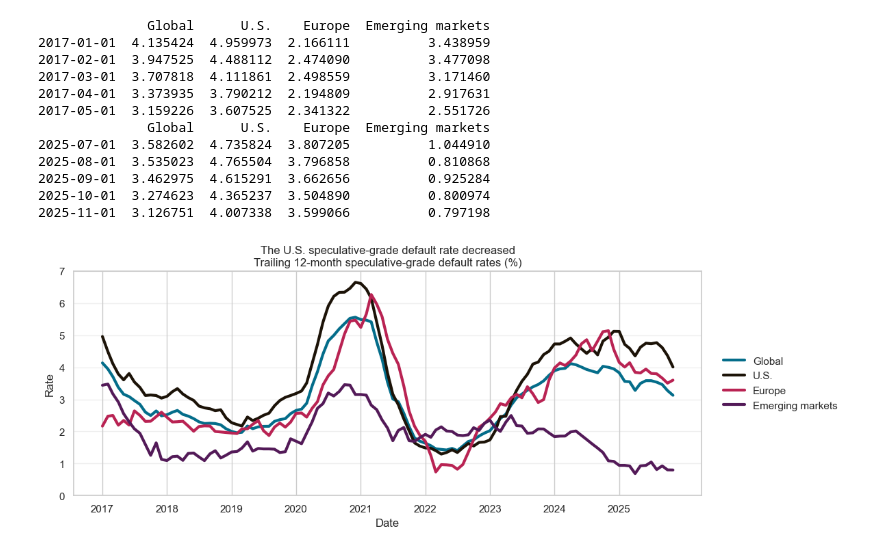
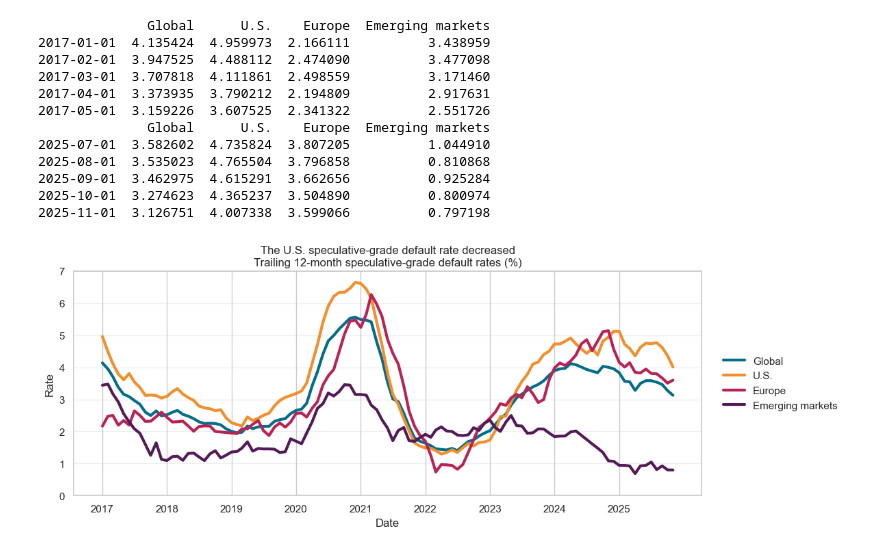
Before and after one commit to MarkThackham/MarkThackham.github.io, a Jupyter notebook: Portfolio/machine-learning/digitise-graph/digitise-graph.ipynb, the cells around one changed output. Saved outputs shown, nothing was run; the diff lists cells and outputs as text; code cells hidden in the pictures.

```diff
--- a/Portfolio/machine-learning/digitise-graph/digitise-graph.ipynb
+++ b/Portfolio/machine-learning/digitise-graph/digitise-graph.ipynb
@@ -227,7 +227,7 @@ print(df.tail())
 
 colors = {
     "Global": "#046d8a",
-    "U.S.": "#1c1308",
+     "U.S.": "#f28e2b",
     "Europe": "#b92353",
     "Emerging markets": "#531a58",
 }
@@ -237,31 +237,32 @@ df_long = (
     df.reset_index()
       .rename(columns={"index": "Date"})
       .melt(id_vars="Date", var_name="Region", value_name="Rate")
 )
 
 sns.set_theme(style="whitegrid")
 
 plt.figure(figsize=(12, 4.5))
 sns.lineplot(
     data=df_long,
     x="Date", y="Rate",
     hue="Region",
     palette=colors,
     linewidth=3
 )
 
 plt.ylim(0, 7)
 plt.grid(axis="y", alpha=0.3)
 
 years = pd.date_range("2017-01-01", "2025-01-01", freq="YS")
 plt.xticks(years, [d.year for d in years])
 
 plt.title("The U.S. speculative-grade default rate decreased\nTrailing 12-month speculative-grade default rates (%)")
 
 plt.legend(title=None, loc="center left", bbox_to_anchor=(1.02, 0.5), frameon=False)
 
+plt.savefig("digitised-chart-output.png", dpi=300, bbox_inches="tight")
 plt.tight_layout()
 plt.show()
 #===============================================================================
 # %% [output]
-[figure, old version]
+[figure, new version]
```
